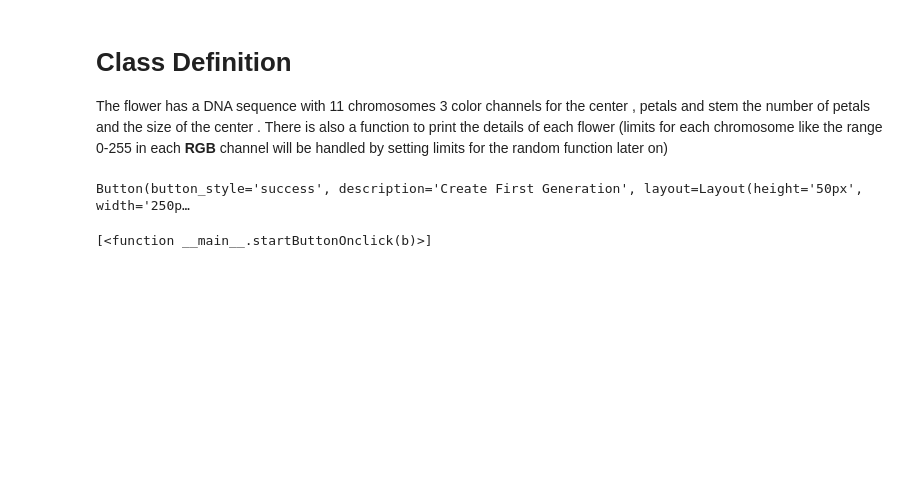
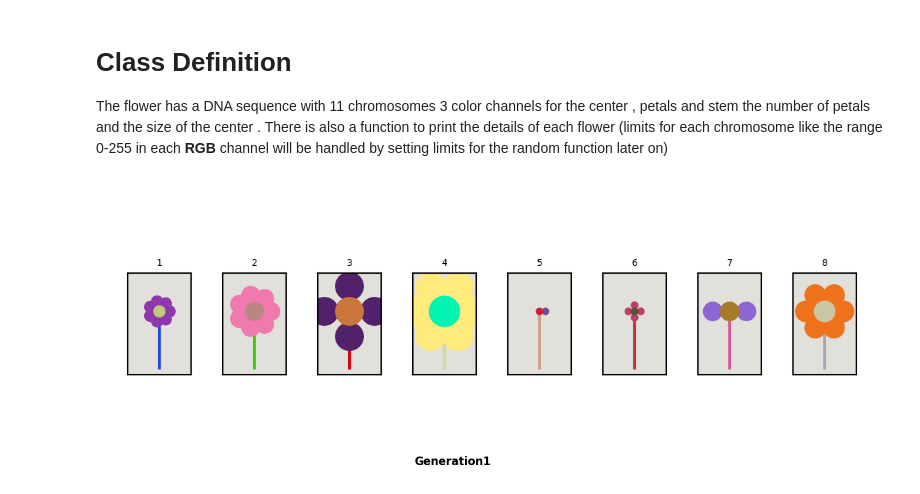
Before and after one commit to yousefmalatawy/Genetic_Algorithm_On_Flowers, a Jupyter notebook: sample.ipynb, the cells around one changed output. Cells and saved outputs as stored; diff of their text form; code cells hidden in the pictures; blank space fills up the shorter version.

```diff
--- a/sample.ipynb
+++ b/sample.ipynb
@@ -133,7 +134,7 @@ gen_dict = {}
 def initPop (size , dictionary):
     population = []
     for i in range(size):
-        center = round(random.uniform(5,15),2) # 2 decimal places
+        center = round(random.uniform(1,5),2) # 2 decimal places
         color_center = randomColor()
         color_petals = randomColor()
         stem_color = randomColor()
@@ -190,30 +209,22 @@ def draw_generation(population):
 # %%
 # button to create first generation
 def startButtonOnclick(b):
     clear_output(wait=True)
-    display("Button clicked!")
-
     population = initPop(population_size, gen_dict)
-    display("Population generated:", len(population))
-
-    # draw_generation(population)
+    draw_generation(population)
 
 
 
 
 start_button = widgets.Button(description="Create First Generation",
                               button_style='success',
                               layout=widgets.Layout(width='250px',height='50px')
                               )
 
 
 
 
 start_button.on_click(startButtonOnclick)
 display(start_button)
 # %% [output]
-Button(button_style='success', description='Create First Generation', layout=Layout(height='50px', width='250p…
+[figure, added]
-# %%
-start_button._click_handlers.callbacks
-# %% [output]
-[<function __main__.startButtonOnclick(b)>]
```
Also changed, not shown: parts of 2 cells of this notebook.
